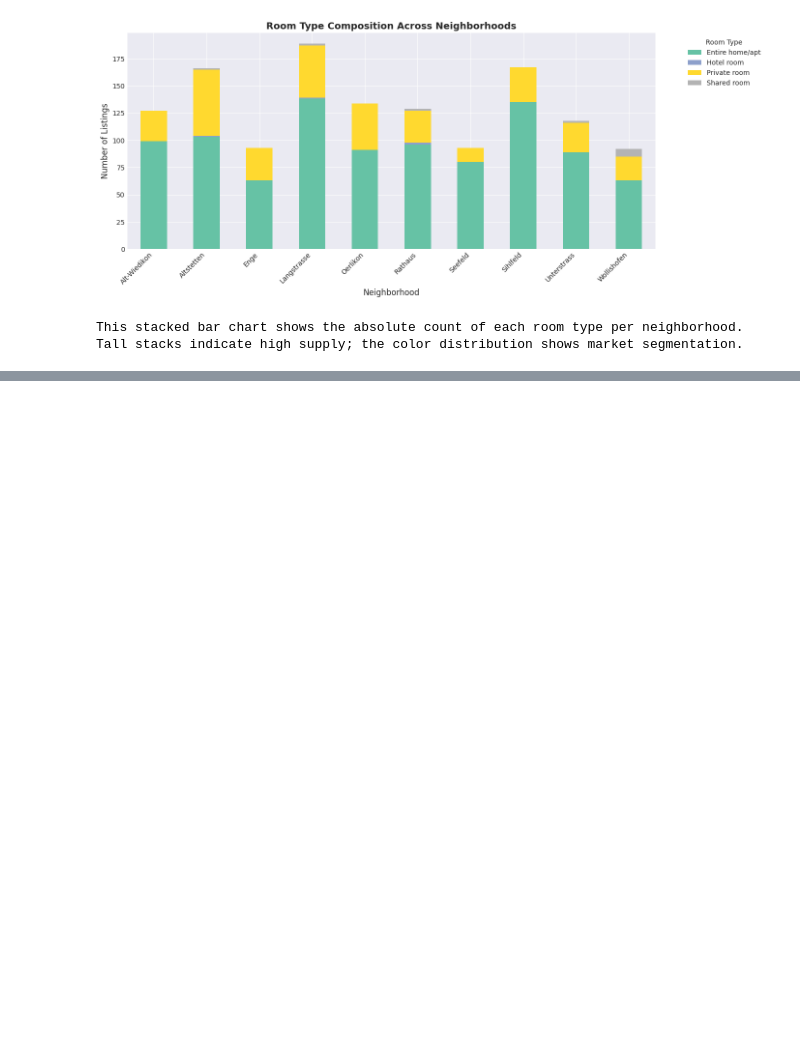
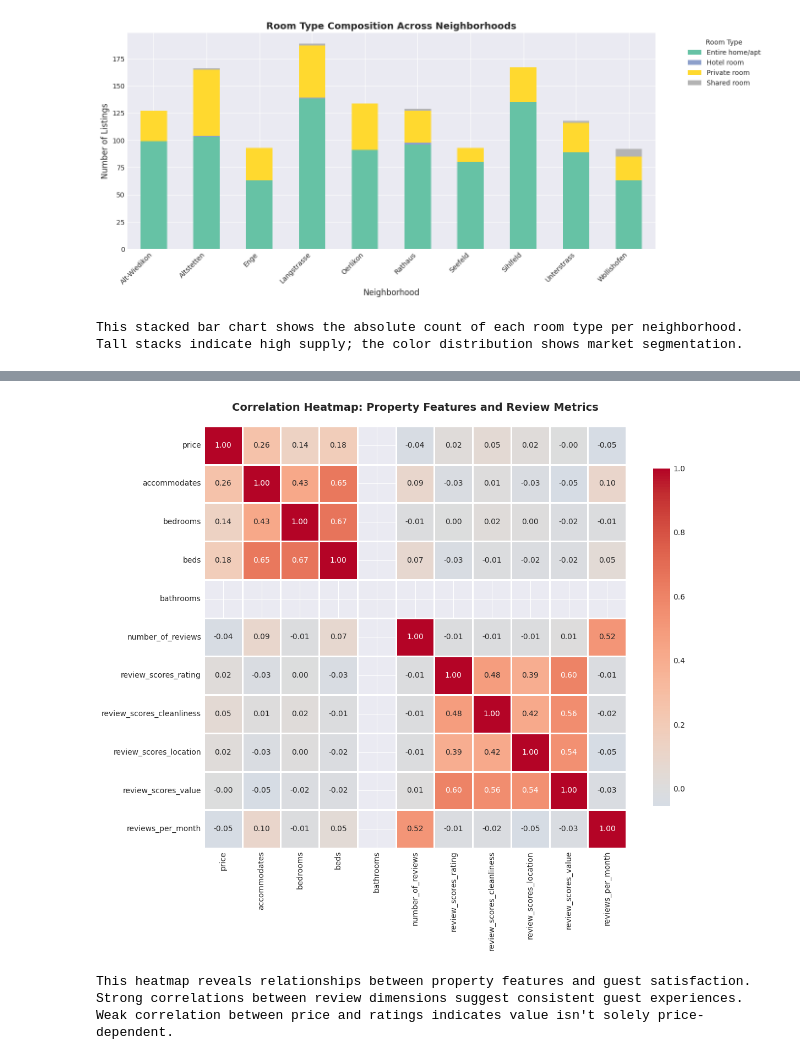
Before and after one commit to samarthya/METAD699-Project, a Jupyter notebook: zurich_airbnb.ipynb, the cells around one changed output, grey strips where cells are left out. Cells and saved outputs as stored; diff of their text form; code cells hidden in the pictures; blank space fills up the shorter version.

```diff
--- a/zurich_airbnb.ipynb
+++ b/zurich_airbnb.ipynb
@@ -450,0 +518,28 @@ Tall stacks indicate high supply; the color distribution shows market segmentati
+# %%
+# Visualization 5: Heatmap - Correlation Between Review Scores and Other Features
+# Select relevant numerical columns for correlation analysis
+correlation_cols = ['price', 'accommodates', 'bedrooms', 'beds', 'bathrooms',
+                    'number_of_reviews', 'review_scores_rating',
+                    'review_scores_cleanliness', 'review_scores_location',
+                    'review_scores_value', 'reviews_per_month']
+
+# Create correlation matrix
+correlation_matrix = df_clean[correlation_cols].corr()
+
+plt.figure(figsize=(12, 10))
+sns.heatmap(correlation_matrix, annot=True, fmt='.2f', cmap='coolwarm',
+            center=0, square=True, linewidths=1, cbar_kws={"shrink": 0.8})
+plt.title('Correlation Heatmap: Property Features and Review Metrics',
+          fontsize=14, fontweight='bold', pad=20)
+plt.tight_layout()
+plt.savefig('output/correlation_heatmap.png', dpi=300, bbox_inches='tight')
+plt.show()
+
+print("This heatmap reveals relationships between property features and guest satisfaction.")
+print("Strong correlations between review dimensions suggest consistent guest experiences.")
+print("Weak correlation between price and ratings indicates value isn't solely price-dependent.")
+# %% [output]
+[figure, added]
+This heatmap reveals relationships between property features and guest satisfaction.
+Strong correlations between review dimensions suggest consistent guest experiences.
+Weak correlation between price and ratings indicates value isn't solely price-dependent.
```
Also changed, not shown: parts of 8 cells of this notebook.
